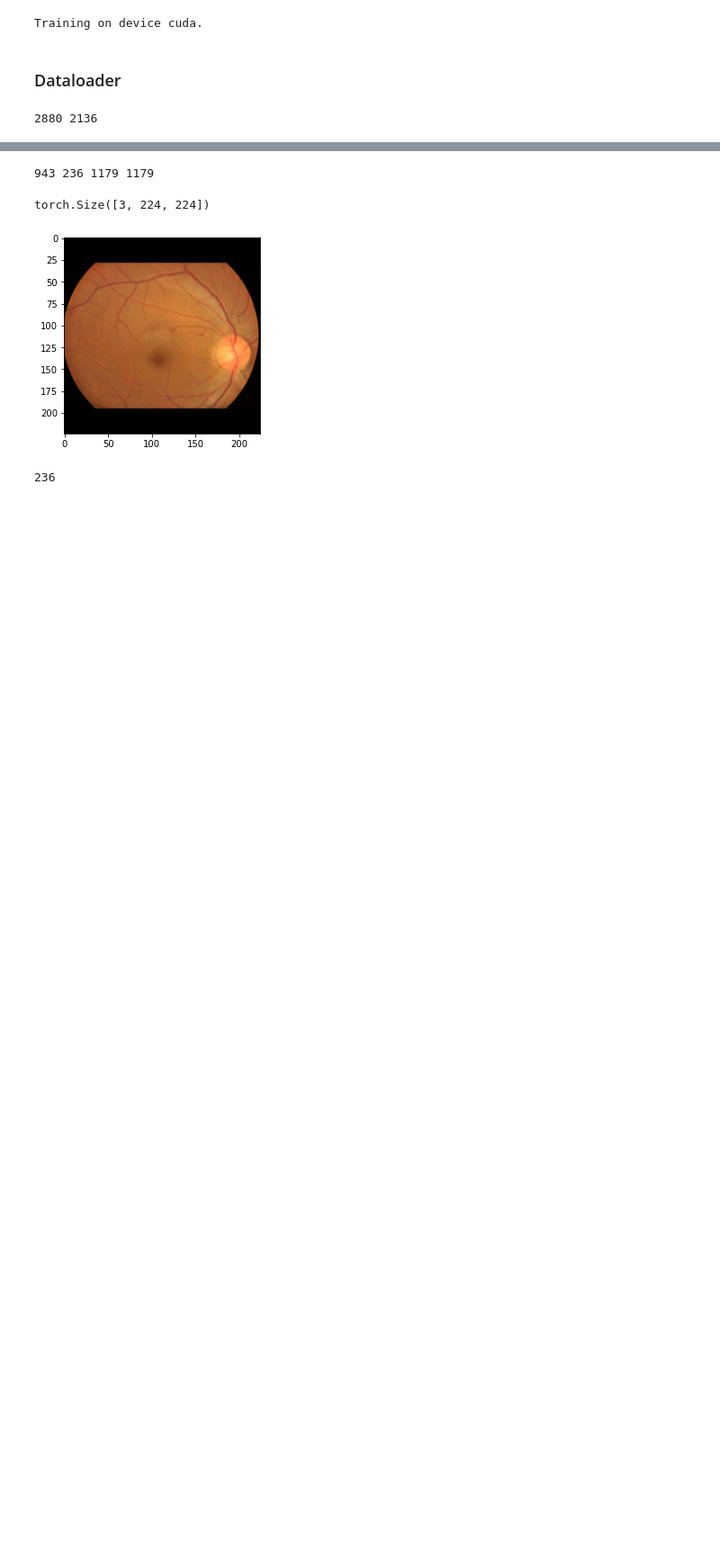
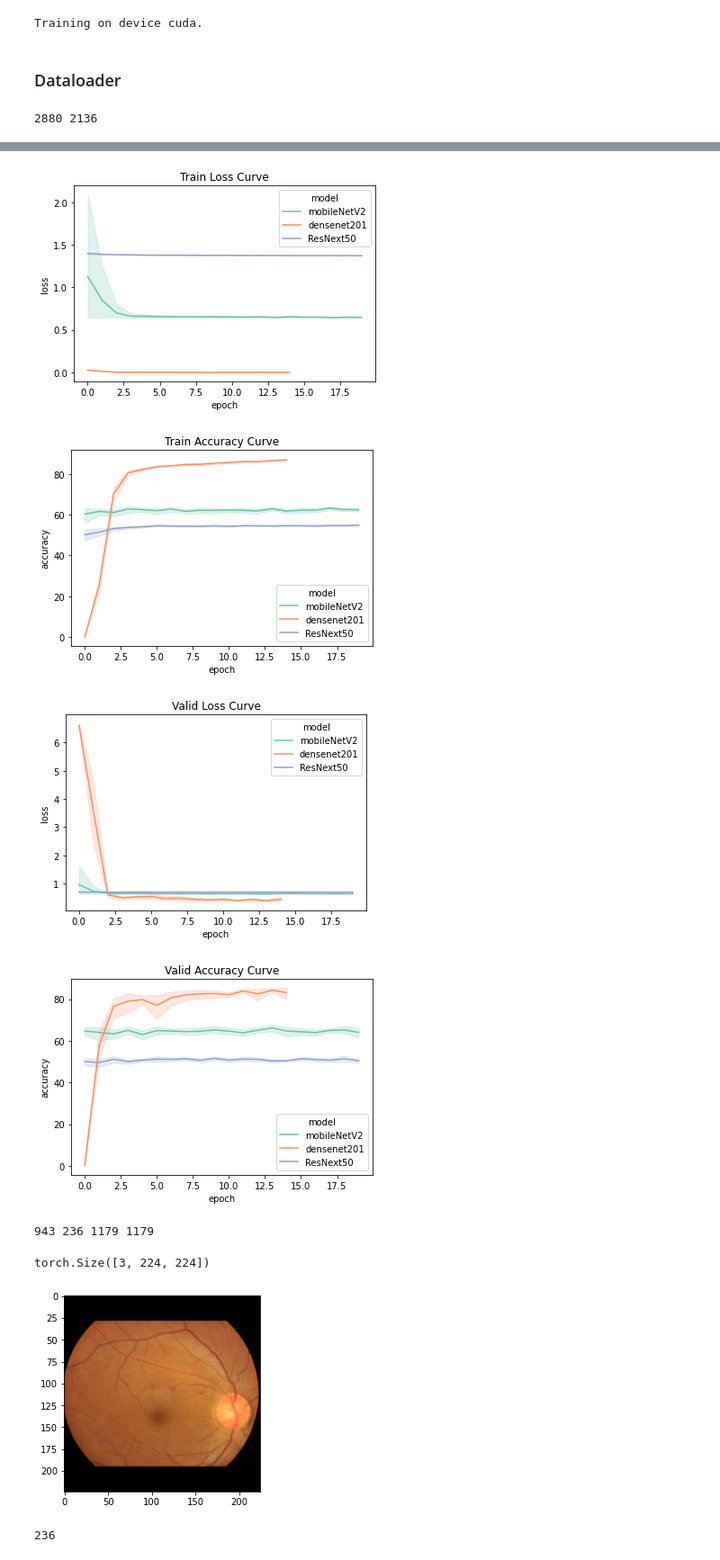
Before and after one commit to Catonpancake/AdvancedNN, a Jupyter notebook: retinatask.ipynb, the cells around one changed output, grey strips where cells are left out. Shown at 90% size. Cells and saved outputs as stored; diff of their text form; code cells hidden in the pictures; blank space fills up the shorter version.

Commit message:
total result graph of other folks are added'

```diff
--- a/retinatask.ipynb
+++ b/retinatask.ipynb
@@ -45,3 +96,21 @@ print(width, height)
+# %%
+plt.title('Train Loss Curve')
+sns.lineplot(data=totalresult[totalresult['label']=='train'],x='epoch',y='loss',hue='model',palette="Set2")
+plt.show()
+plt.title('Train Accuracy Curve')
+sns.lineplot(data=totalresult[totalresult['label']=='train'],x='epoch',y='accuracy',hue='model',palette="Set2")
+plt.show()
+plt.title('Valid Loss Curve')
+sns.lineplot(data=totalresult[totalresult['label']=='valid'],x='epoch',y='loss',hue='model',palette="Set2")
+plt.show()
+plt.title('Valid Accuracy Curve')
+sns.lineplot(data=totalresult[totalresult['label']=='valid'],x='epoch',y='accuracy',hue='model',palette="Set2")
+plt.show()
+# %% [output]
+[figure, added]
+[figure, added]
+[figure, added]
+[figure, added]
 # %%
 #DataLoad
 data_path = './trainvalid/'
```
Also changed, not shown: parts of 3 cells of this notebook.
